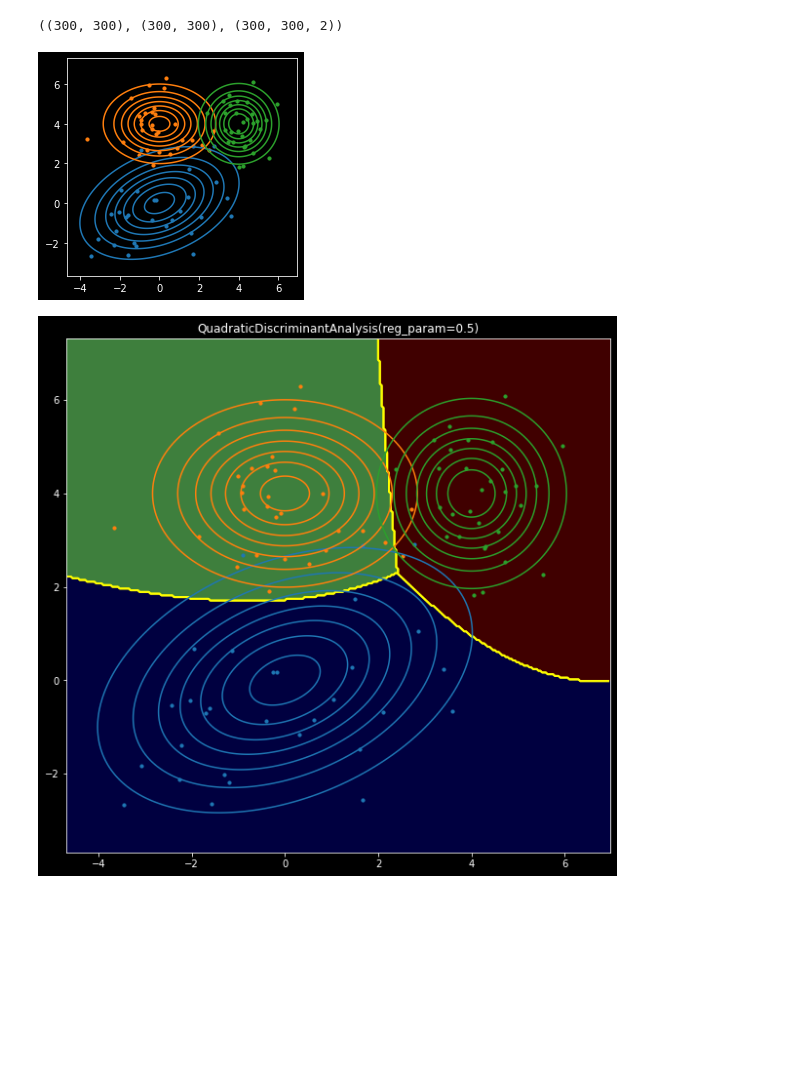
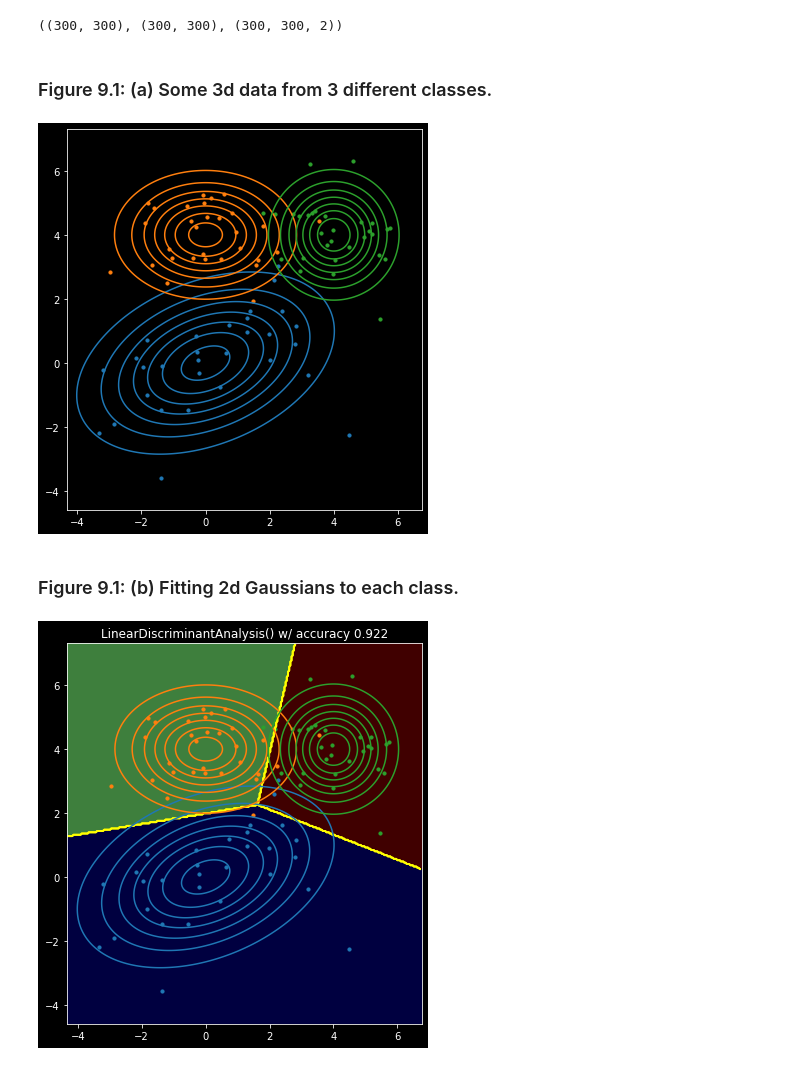
Before and after one commit to chofchof/probml, a Jupyter notebook: notebooks/book1/09/discrim_analysis_dboundaries_plot2.ipynb, the cells around one changed output. Drawn from its saved outputs; the diff is of its cells as text; code cells hidden in the pictures; blank space fills up the shorter version.

```diff
--- a/notebooks/book1/09/discrim_analysis_dboundaries_plot2.ipynb
+++ b/notebooks/book1/09/discrim_analysis_dboundaries_plot2.ipynb
@@ -67,33 +91,38 @@ xy = np.stack((xx, yy), axis=-1)
 xx.shape, yy.shape, xy.shape
 # %% [output]
 ((300, 300), (300, 300), (300, 300, 2))
+# %% [markdown]
+### Figure 9.1: (a) Some 3d data from 3 different classes.
 # %%
 from scipy.stats import multivariate_normal
 from matplotlib.colors import TABLEAU_COLORS
 
 # plot points and coutours of multivariate gaussians
-_, ax = plt.subplots()
+_, ax = plt.subplots(figsize=(7,7))
 ax.set_aspect('equal')
 for x, mean, cov, c in zip(samples, means, covs, TABLEAU_COLORS):
     ax.scatter(x[:, 0], x[:, 1], s=10, color=c)
     ax.contour(xx, yy, multivariate_normal.pdf(xy, mean=mean, cov=cov), colors=c)
 # %% [output]
-[figure, old version]
+[figure, new version]
+# %% [markdown]
+### Figure 9.1: (b) Fitting 2d Gaussians to each class.
 # %%
 from sklearn.preprocessing import OneHotEncoder
 from sklearn.discriminant_analysis import LinearDiscriminantAnalysis
 from sklearn.discriminant_analysis import QuadraticDiscriminantAnalysis
 
-_, ax = plt.subplots(figsize=(10,10))
+_, ax = plt.subplots(figsize=(7,7))
 ax.set_aspect('equal')
 
 # fit model with samples
-# clf = LinearDiscriminantAnalysis()
-clf = QuadraticDiscriminantAnalysis(reg_param=0.5)
+clf = LinearDiscriminantAnalysis()
+# clf = QuadraticDiscriminantAnalysis(reg_param=0.5)
+# reg_param controls between (unbiased) sample covariance (0) to the identity (1)
 X = np.concatenate(samples, axis=0) # shape (sample_size * nclasses, 2)
 Y = np.concatenate(labels) # shape (sample_size * nclasses,)
 clf.fit(X, Y)
-ax.set_title(str(clf))
+ax.set_title(f"{clf} w/ accuracy {clf.score(X, Y):.3f}")
 
 # plot boundaries
 Z = clf.predict(np.stack((xx.ravel(), yy.ravel()), axis=-1)) # shape (sample_size * nclasses,)
@@ -106,4 +135,4 @@ for x, mean, cov, c in zip(samples, means, covs, TABLEAU_COLORS):
     ax.scatter(x[:, 0], x[:, 1], s=10, color=c)
     ax.contour(xx, yy, multivariate_normal.pdf(xy, mean=mean, cov=cov), colors=c)
 # %% [output]
-[figure, old version]
+[figure, new version]
```
Also changed, not shown: parts of 4 cells of this notebook, 2 other files.
